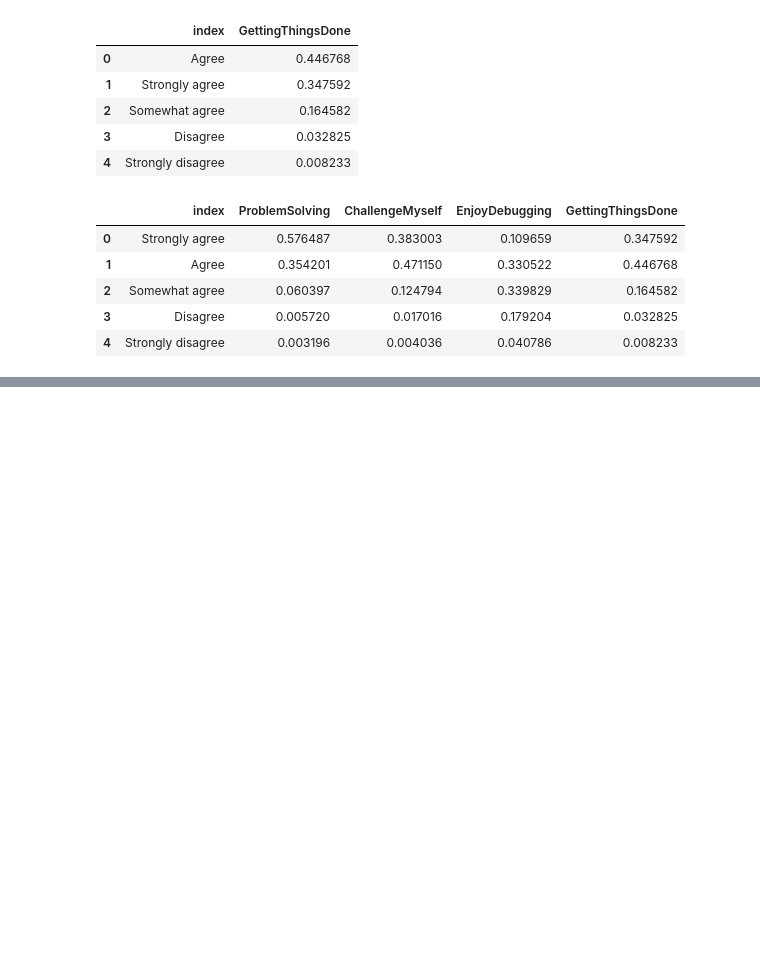
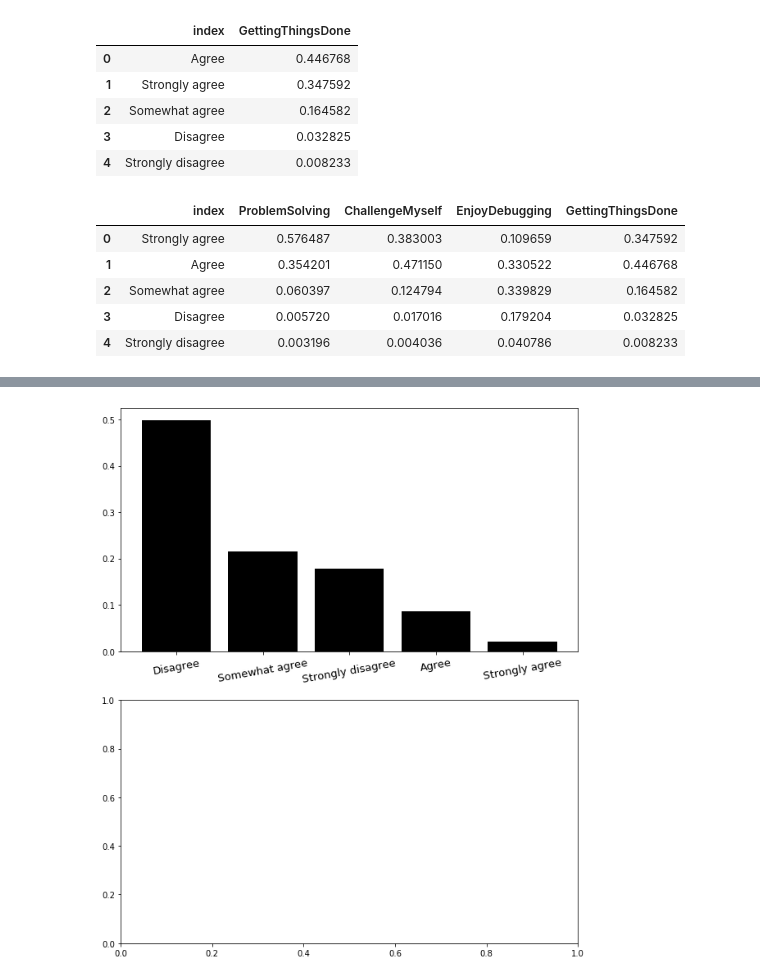
Before and after one commit to rafael-roldao/udct_p1_stackoverflow, a Jupyter notebook: 2017 Stackoverflow Survey Analysis.ipynb, the cells around one changed output, grey strips where cells are left out. Drawn from its saved outputs; the diff is of its cells as text; code cells hidden in the pictures; blank space fills up the shorter version.

```diff
--- a/2017 Stackoverflow Survey Analysis.ipynb
+++ b/2017 Stackoverflow Survey Analysis.ipynb
@@ -282,0 +298,4 @@ Name: LearningNewTech, dtype: float64
+# %%
+com_diff = df_answ.iloc[:,106].value_counts() / df_answ.iloc[:,106].count()
+com_diff = pd.DataFrame(com_diff).reset_index().rename(columns={'index': 'scale'})
+com_diff
@@ -282,0 +309,6 @@ Name: LearningNewTech, dtype: float64
+# %%
+agr_scale = ['Strongly agree', 'Agree', 'Somewhat agree', 'Disagree', 'Strongly disagree']
+agr_classes = pd.api.types.CategoricalDtype(ordered=True, categories=agr_scale)
+com_diff['scale'] = com_diff['scale'].astype(agr_classes)
+
+com_diff.sort_values('scale')
@@ -282,0 +322,10 @@ Name: LearningNewTech, dtype: float64
+# %%
+plt.figure(figsize=[10,12]);
+plt.subplot(2, 1, 1);
+plt.bar(data=com_diff, x='scale', height='DifficultCommunication', color='black');
+plt.xticks(fontsize=13, rotation=10)
+plt.yticks()
+
+plt.subplot(2, 1, 2);
+# %% [output]
+[figure, added]
```
Also changed, not shown: parts of 14 cells of this notebook.
